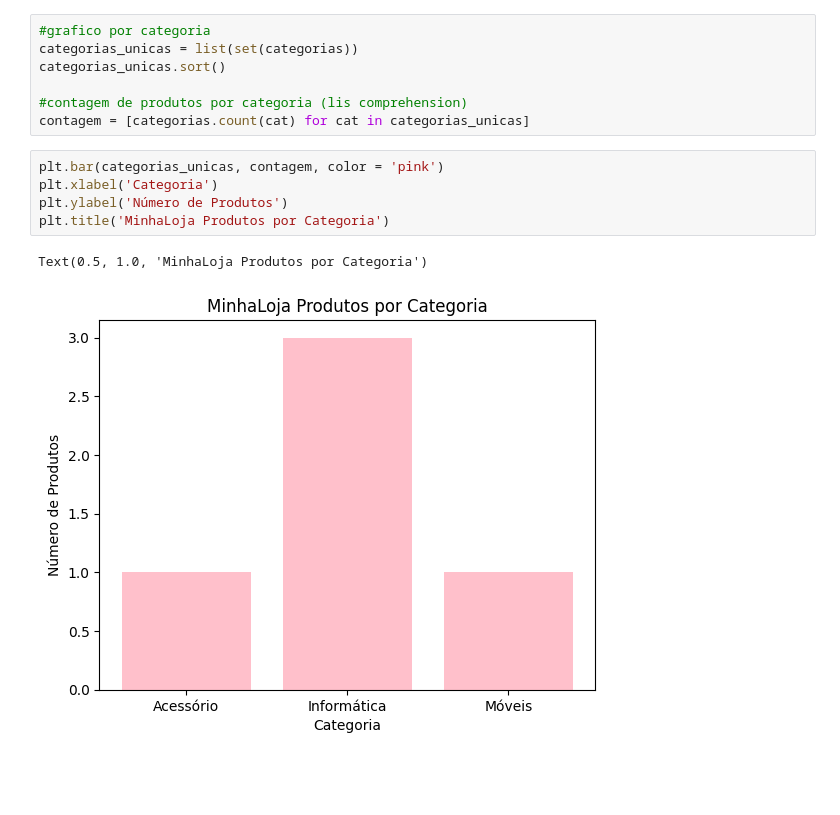
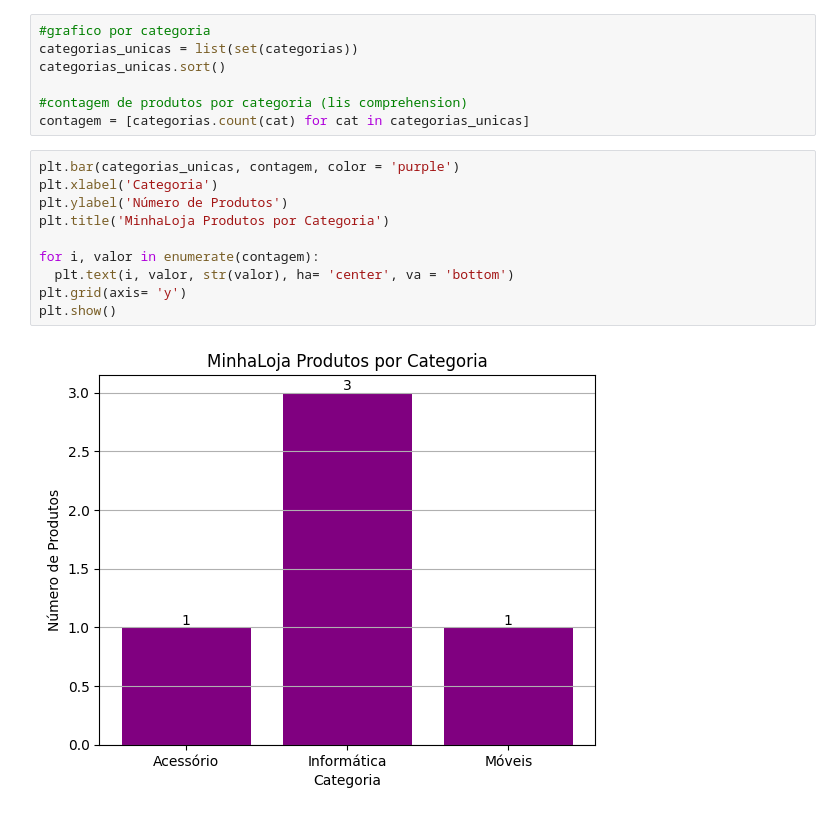
Before and after one commit to HelleLuci/Unopar_Linguagem_Progamacao, a Jupyter notebook: LP_UNID_2.ipynb, the cells around one changed output. Cells and saved outputs as stored; diff of their text form; blank space fills up the shorter version.

```diff
--- a/LP_UNID_2.ipynb
+++ b/LP_UNID_2.ipynb
@@ -550,10 +550,14 @@ categorias_unicas.sort()
 #contagem de produtos por categoria (lis comprehension)
 contagem = [categorias.count(cat) for cat in categorias_unicas]
 # %%
-plt.bar(categorias_unicas, contagem, color = 'pink')
+plt.bar(categorias_unicas, contagem, color = 'purple')
 plt.xlabel('Categoria')
 plt.ylabel('Número de Produtos')
 plt.title('MinhaLoja Produtos por Categoria')
+
+for i, valor in enumerate(contagem):
+  plt.text(i, valor, str(valor), ha= 'center', va = 'bottom')
+plt.grid(axis= 'y')
+plt.show()
 # %% [output]
-Text(0.5, 1.0, 'MinhaLoja Produtos por Categoria')
-[figure, old version]
+[figure, new version]
```
Also changed, not shown: parts of 1 cell of this notebook.
